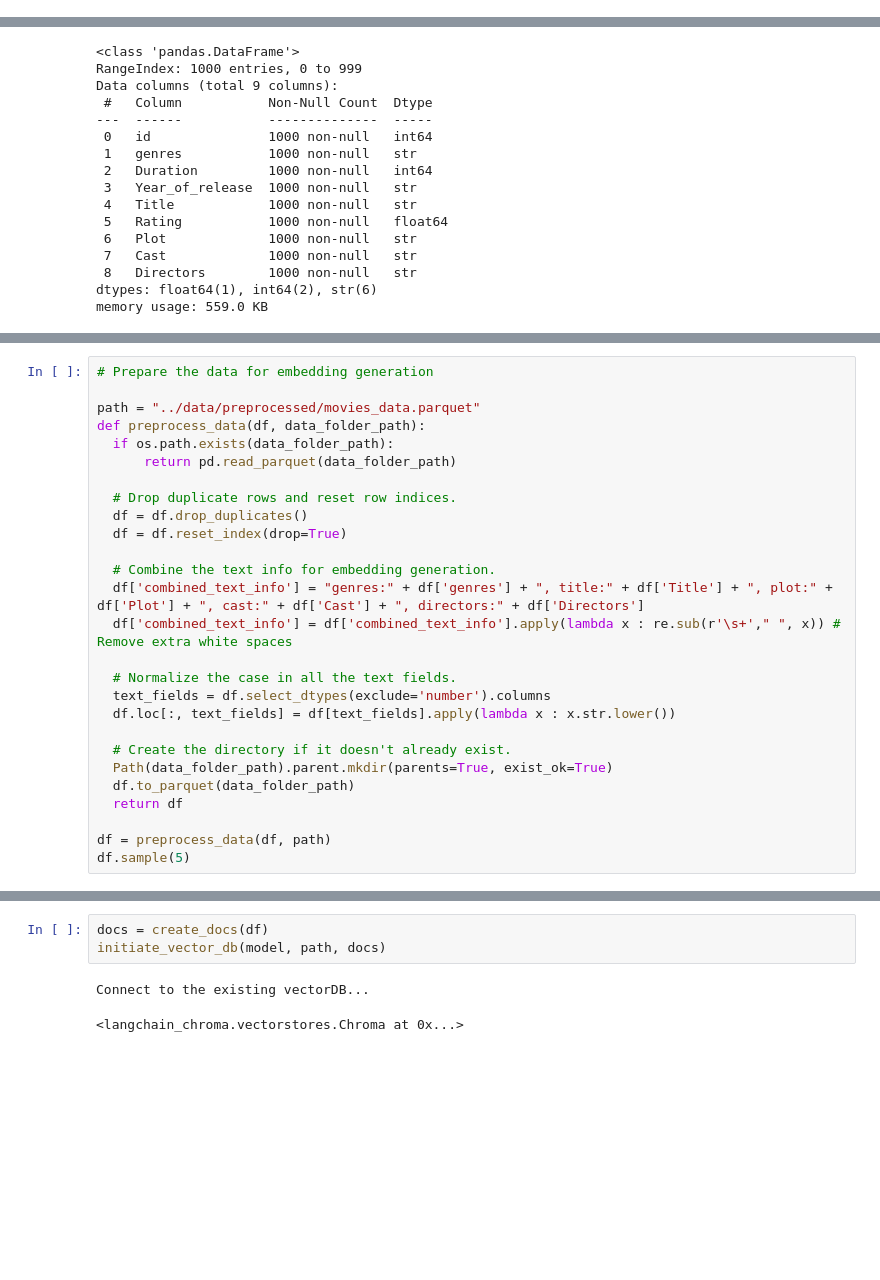
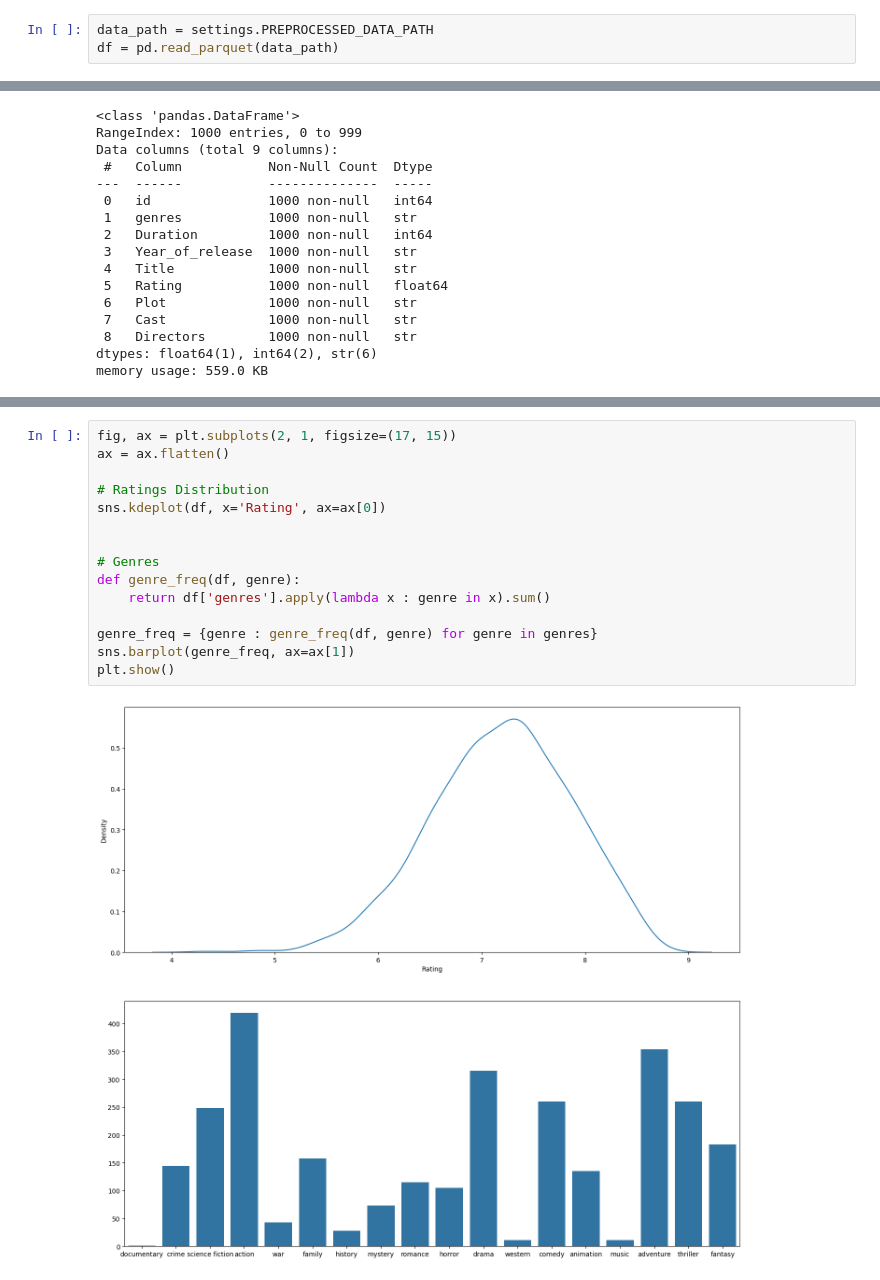
Before and after one commit to Karthik-005/MovieMate, a Jupyter notebook: notebooks/MovieMate.ipynb, the cells around one changed output, grey strips where cells are left out. Cells and saved outputs as stored; diff of their text form; blank space fills up the shorter version.

Commit message:
plot rating distributions and barplots for genres

```diff
--- a/notebooks/MovieMate.ipynb
+++ b/notebooks/MovieMate.ipynb
@@ -104,3 +10,6 @@ df = fetch_movie_data(base_url, path)
+# %%
+data_path = settings.PREPROCESSED_DATA_PATH
+df = pd.read_parquet(data_path)
 # %%
 df.sample(5)
 # %% [output]
@@ -157,27 +85,0 @@ np.int64(146)
-# %%
-# Prepare the data for embedding generation
-
-path = "../data/preprocessed/movies_data.parquet"
-def preprocess_data(df, data_folder_path):
-  if os.path.exists(data_folder_path):
-      return pd.read_parquet(data_folder_path)
-
-  # Drop duplicate rows and reset row indices.
-  df = df.drop_duplicates()
-  df = df.reset_index(drop=True)
-
-  # Combine the text info for embedding generation.
-  df['combined_text_info'] = "genres:" + df['genres'] + ", title:" + df['Title'] + ", plot:" + df['Plot'] + ", cast:" + df['Cast'] + ", directors:" + df['Directors']
-  df['combined_text_info'] = df['combined_text_info'].apply(lambda x : re.sub(r'\s+'," ", x)) # Remove extra white spaces
-
-  # Normalize the case in all the text fields.
-  text_fields = df.select_dtypes(exclude='number').columns
-  df.loc[:, text_fields] = df[text_fields].apply(lambda x : x.str.lower())
-
-  # Create the directory if it doesn't already exist.
-  Path(data_folder_path).parent.mkdir(parents=True, exist_ok=True)
-  df.to_parquet(data_folder_path)
-  return df
-
-df = preprocess_data(df, path)
-df.sample(5)
@@ -254,6 +86,17 @@ def initiate_vector_db(embedding_model, vector_db_path, docs):
-# %%
-docs = create_docs(df)
-initiate_vector_db(model, path, docs)
-# %% [output]
-Connect to the existing vectorDB...
-<langchain_chroma.vectorstores.Chroma at 0x...>
+# %%
+fig, ax = plt.subplots(2, 1, figsize=(17, 15))
+ax = ax.flatten()
+
+# Ratings Distribution
+sns.kdeplot(df, x='Rating', ax=ax[0])
+
+
+# Genres
+def genre_freq(df, genre):
+    return df['genres'].apply(lambda x : genre in x).sum()
+
+genre_freq = {genre : genre_freq(df, genre) for genre in genres}
+sns.barplot(genre_freq, ax=ax[1])
+plt.show()
+# %% [output]
+[figure, added]
```
Also changed, not shown: parts of 19 cells of this notebook.
